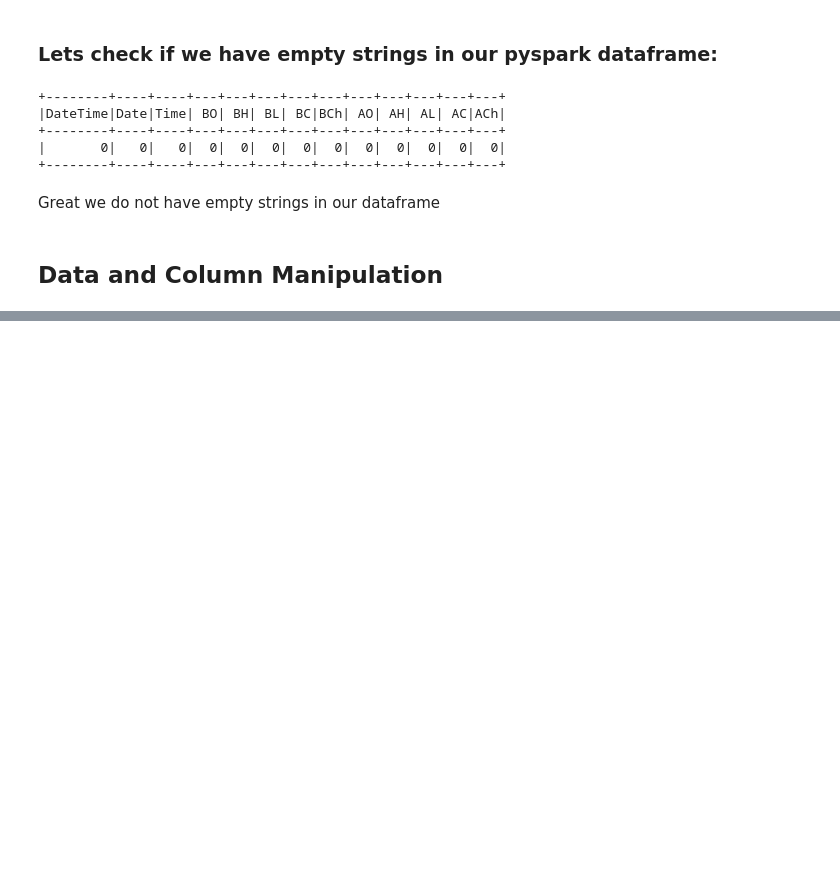
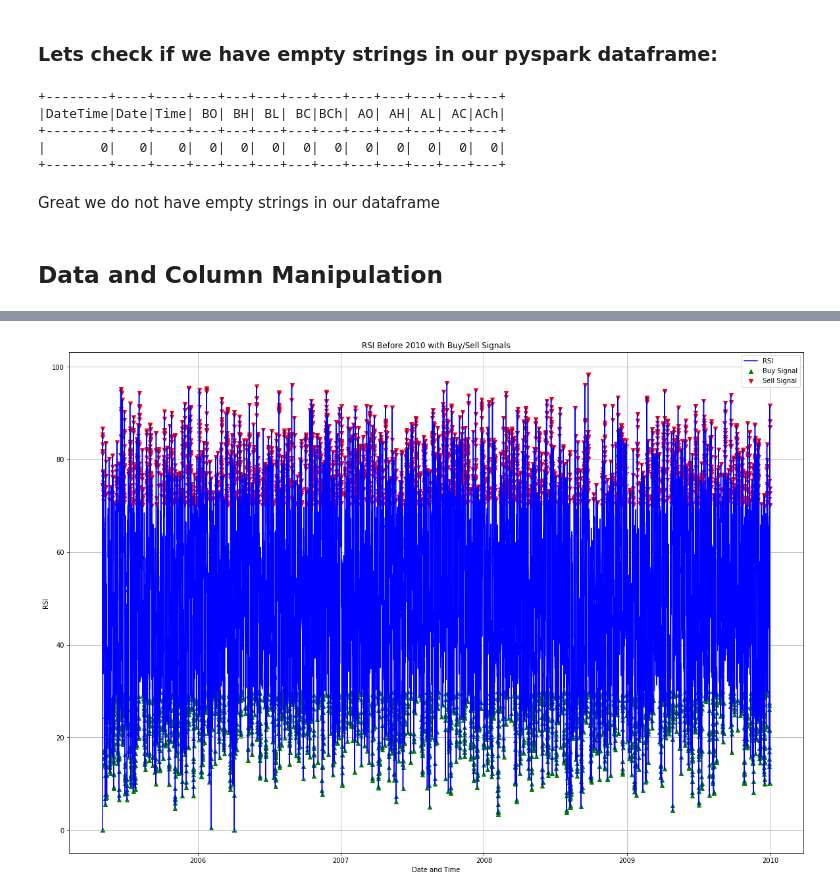
Before and after one commit to asavoullis/Data_Engineering_Projects, a Jupyter notebook: Forex_EURUSD/eurusd_hour_analysis.ipynb.ipynb, the cells around one changed output, grey strips where cells are left out. Drawn from its saved outputs; the diff is of its cells as text; code cells hidden in the pictures; blank space fills up the shorter version.

```diff
--- a/Forex_EURUSD/eurusd_hour_analysis.ipynb.ipynb
+++ b/Forex_EURUSD/eurusd_hour_analysis.ipynb.ipynb
@@ -614,0 +814,18 @@ Great we do not have empty strings in our dataframe
+# %%
+# Filter data for periods before and after 2010
+rsi_data_before_2010 = pandas_df[pandas_df["DateTime"] < "2010-01-01"]
+
+
+# Plotting RSI over time with buy/sell signals before 2010
+plt.figure(figsize=(20, 14))
+plt.plot(rsi_data_before_2010["DateTime"], rsi_data_before_2010["RSI"], label="RSI", color='blue')
+plt.scatter(rsi_data_before_2010[rsi_data_before_2010["Buy_Signal"]]["DateTime"], rsi_data_before_2010[rsi_data_before_2010["Buy_Signal"]]["RSI"], label="Buy Signal", marker='^', color='green')
+plt.scatter(rsi_data_before_2010[rsi_data_before_2010["Sell_Signal"]]["DateTime"], rsi_data_before_2010[rsi_data_before_2010["Sell_Signal"]]["RSI"], label="Sell Signal", marker='v', color='red')
+plt.title("RSI Before 2010 with Buy/Sell Signals")
+plt.xlabel("Date and Time")
+plt.ylabel("RSI")
+plt.legend()
+plt.grid(True)
+plt.show()
+# %% [output]
+[figure, added]
```
Also changed, not shown: parts of 22 cells of this notebook, 1 other file.
